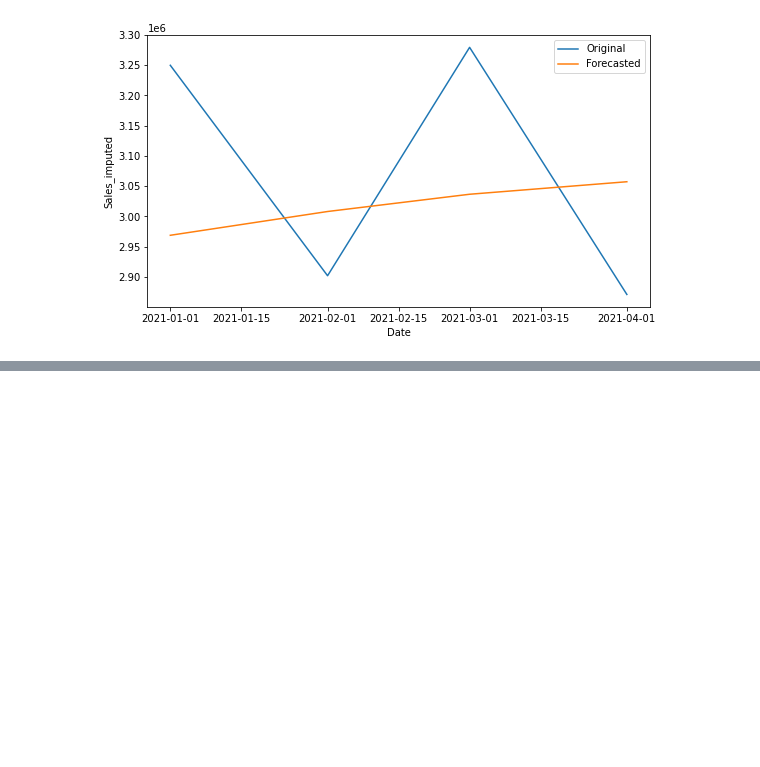
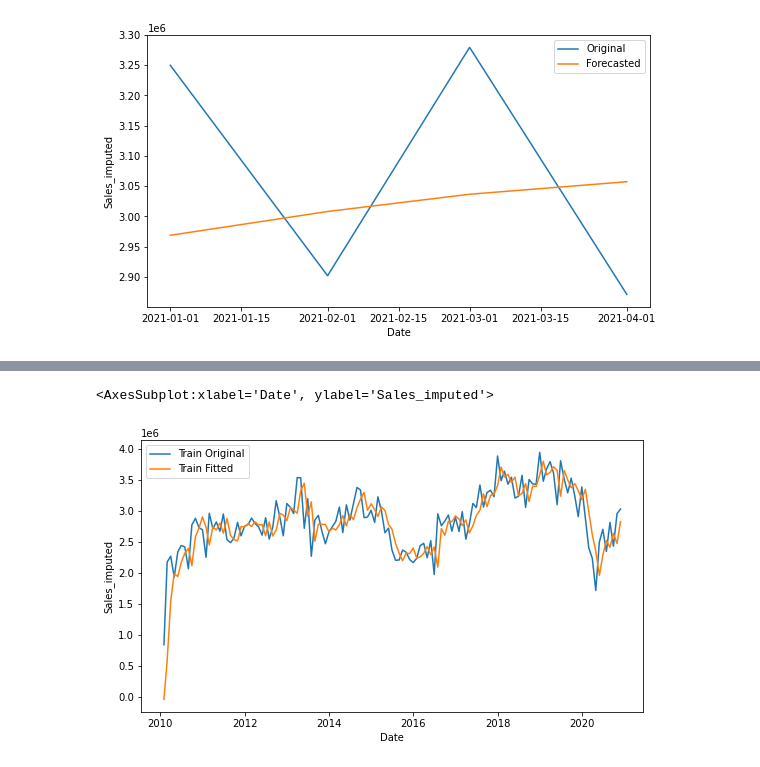
Before and after one commit to albrtwijaya/portfolio, a Jupyter notebook: IOD.ipynb, the cells around one changed output, grey strips where cells are left out. Saved outputs shown, nothing was run; the diff lists cells and outputs as text; code cells hidden in the pictures; blank space fills up the shorter version.

```diff
--- a/IOD.ipynb
+++ b/IOD.ipynb
@@ -510,0 +324,8 @@ Based on the model's prediction, Denki Kobo will achieve a total of 30 million g
+# %%
+df_dk_train_sales_per_month['Quarter'] = df_dk_train_sales_per_month['Date'].dt.quarter
+df_dk_test_sales_per_month['Quarter'] = df_dk_test_sales_per_month['Date'].dt.quarter
+# %%
+arima_model = ARIMA(endog=df_dk_train_sales_per_month['Sales_imputed'], exog=df_dk_train_sales_per_month['Quarter'], order=(1, 1, 2))
+arima_model_fit = arima_model.fit()
+
+print(arima_model_fit.summary())
@@ -510,0 +350,9 @@ Based on the model's prediction, Denki Kobo will achieve a total of 30 million g
+# %%
+df_dk_train_sales_per_month['sales_fitted'] = arima_model_fit.fittedvalues.values
+
+plt.figure(figsize=(9,5))
+sns.lineplot(x='Date', y='Sales_imputed', data=df_dk_train_sales_per_month, label='Train Original')
+sns.lineplot(x='Date', y='sales_fitted', data=df_dk_train_sales_per_month, label='Train Fitted')
+# %% [output]
+<AxesSubplot:xlabel='Date', ylabel='Sales_imputed'>
+[figure, added]
```
Also changed, not shown: parts of 44 cells of this notebook.
